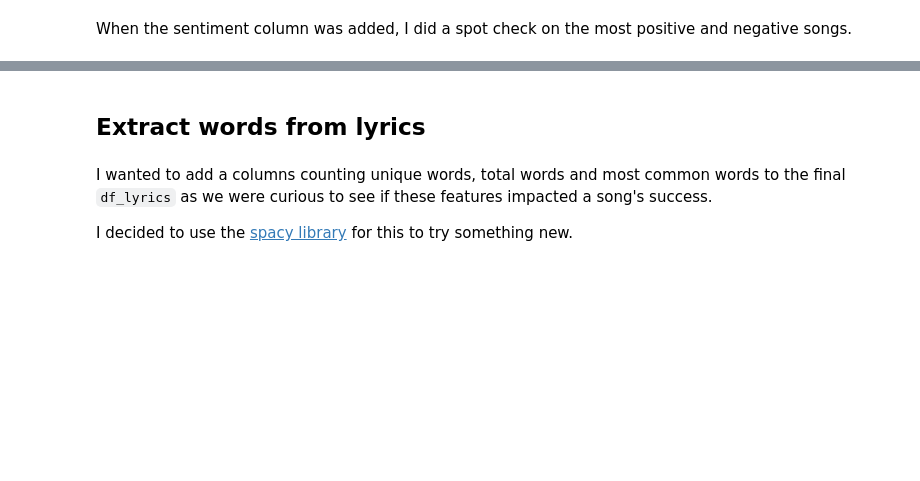
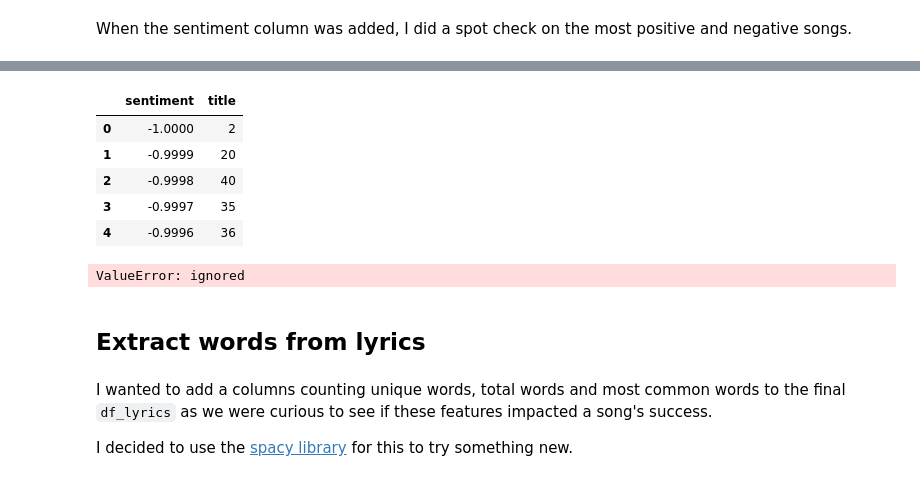
Before and after one commit to Joseph-Willem-Ricci/5450-final-project, a Jupyter notebook: CIS5450_Project.ipynb, the cells around one changed output, grey strips where cells are left out. Saved outputs shown, nothing was run; the diff lists cells and outputs as text; code cells hidden in the pictures; blank space fills up the shorter version.

```diff
--- a/CIS5450_Project.ipynb
+++ b/CIS5450_Project.ipynb
@@ -1020,0 +1045,12 @@ df_lyrics_negative = df_lyrics.sort_values(by = ['sentiment'])
+# %%
+bins = np.arange(0, 1.1, 0.1)
+df_lyrics['sentiment_group'] = pd.cut(df['sentiment'], bins=bins)
+
+# create the boxplot using Seaborn
+sns.boxplot(x='sentiment_group', y='sentiment', data=df)
+
+# add a title to the plot
+plt.title('Sentiment Values by Sentiment Group')
+
+# display the plot
+plt.show()
@@ -1021,3 +1070,30 @@ df_lyrics_negative = df_lyrics.sort_values(by = ['sentiment'])
+# %%
+# group the data by genre and calculate the median sentiment for each group
+lyrics_sen = df_lyrics.groupby('sentiment')['title'].count().reset_index()
+lyrics_sen.head()
+# %% [output]
+|  | sentiment | title |
+| 0 | -1.0000 | 2 |
+| 1 | -0.9999 | 20 |
+| 2 | -0.9998 | 40 |
+| 3 | -0.9997 | 35 |
+| 4 | -0.9996 | 36 |
+# %%
+df_lyrics['sentiment_gr'] = df_lyrics['sentiment'].round(1)
+lyrics_sen = df_lyrics.groupby('sentiment_gr')['title'].count().reset_index()
+sns.set_theme(style="darkgrid")
+sns.barplot(x='sent_group', y='title', data=lyrics_sen)
+plt.xticks(rotation = 45)
+
+# add a title and labels to the plot
+plt.title('Distribution of sentiment values')
+plt.xlabel('sentiment group')
+plt.ylabel('number of songs')
+
+# display the plot
+plt.show()
+# %% [output]
+ValueError: ignored
 # %% [markdown]
 ## Extract words from lyrics
 # %% [markdown]
```
Also changed, not shown: parts of 7 cells of this notebook.
